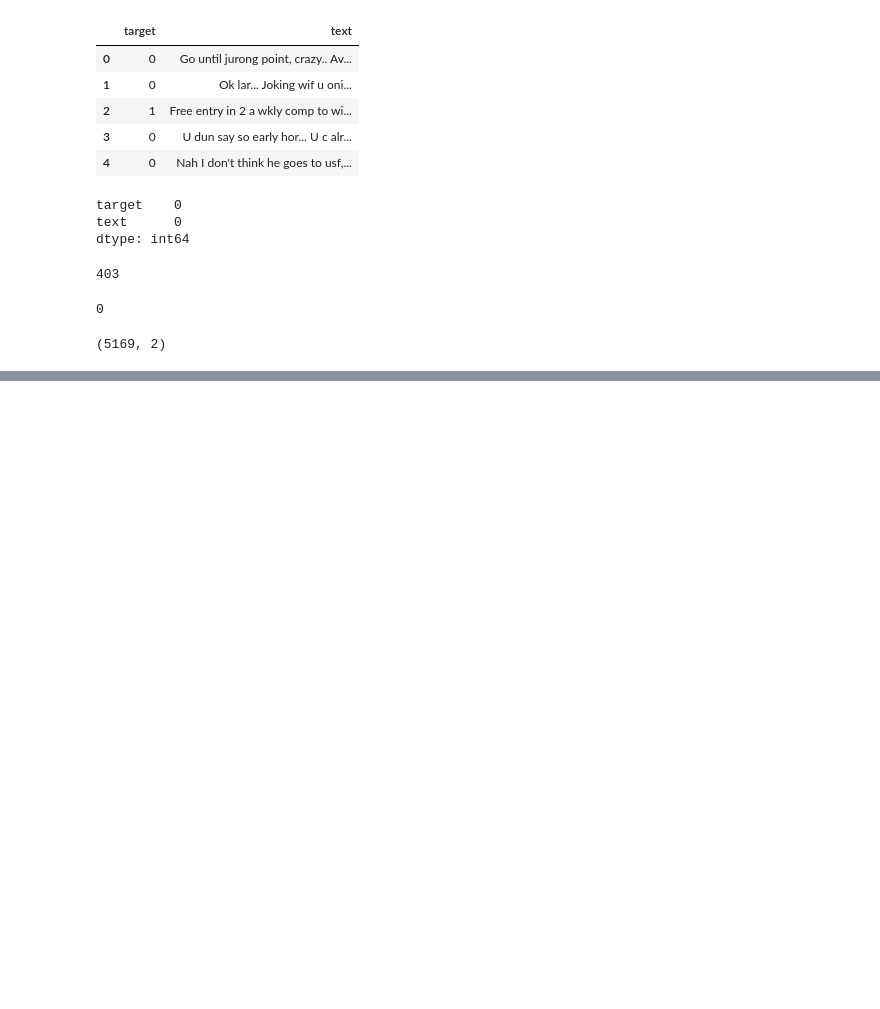
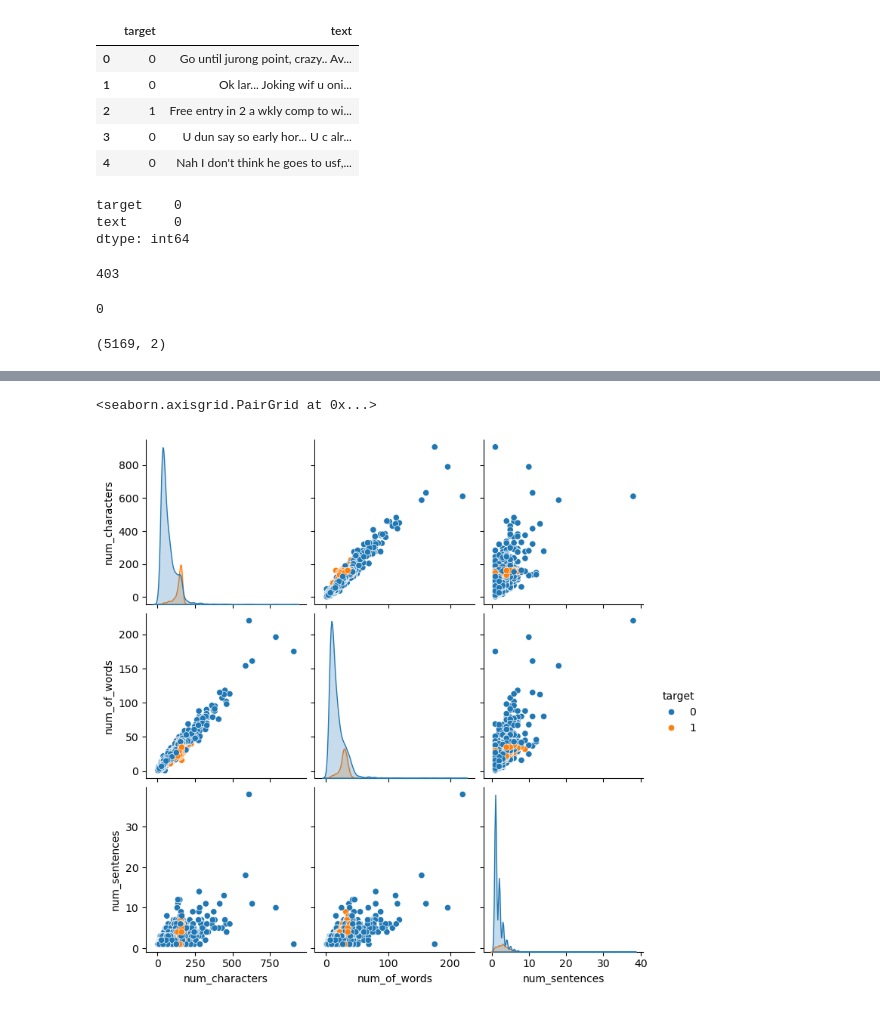
Before and after one commit to siddharth587/Email-Spam-Classifier, a Jupyter notebook: ML/model.ipynb, the cells around one changed output, grey strips where cells are left out. Drawn from its saved outputs; the diff is of its cells as text; code cells hidden in the pictures; blank space fills up the shorter version.

```diff
--- a/ML/model.ipynb
+++ b/ML/model.ipynb
@@ -103,0 +208,5 @@ df.shape
+# %%
+sns.pairplot(df,hue='target')
+# %% [output]
+<seaborn.axisgrid.PairGrid at 0x...>
+[figure, added]
```
Also changed, not shown: parts of 17 cells of this notebook.
